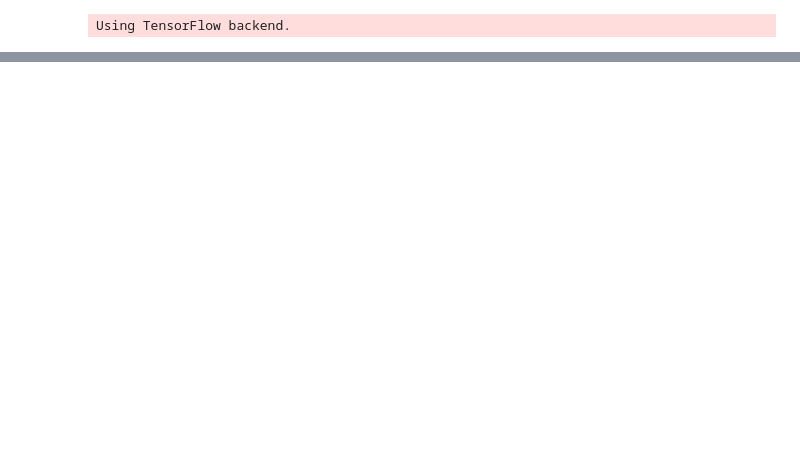
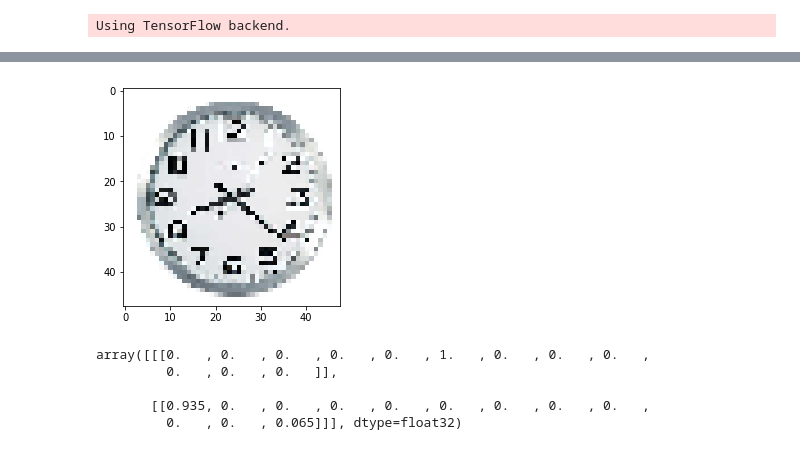
Before and after one commit to ralhadeff/analogue-clock-reader, a Jupyter notebook: 2-hands/reader-2hands-0503.ipynb, the cells around one changed output, grey strips where cells are left out. Saved outputs shown, nothing was run; the diff lists cells and outputs as text; code cells hidden in the pictures; blank space fills up the shorter version.

```diff
--- a/2-hands/reader-2hands-0503.ipynb
+++ b/2-hands/reader-2hands-0503.ipynb
@@ -109,0 +149,17 @@ model.evaluate(X_test, [y_test[:,:12],y_test[:,12:]], batch_size=25)
+# %%
+small_test = test1[8:-8:7,8:-8:7]
+small_test = small_test.reshape((1,*small_test.shape)).astype(float)
+small_test/=255
+# %%
+plt.imshow(small_test[0])
+plt.show()
+# %% [output]
+[figure, added]
+# %%
+np.round(model.predict(small_test),3)
+# %% [output]
+array([[[0.   , 0.   , 0.   , 0.   , 0.   , 1.   , 0.   , 0.   , 0.   ,
+         0.   , 0.   , 0.   ]],
+
+       [[0.935, 0.   , 0.   , 0.   , 0.   , 0.   , 0.   , 0.   , 0.   ,
+         0.   , 0.   , 0.065]]], dtype=float32)
```
Also changed, not shown: parts of 20 cells of this notebook.
